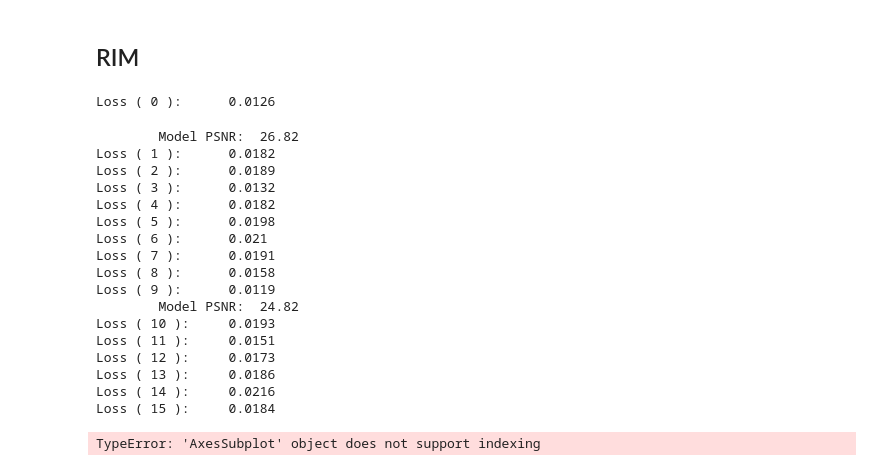
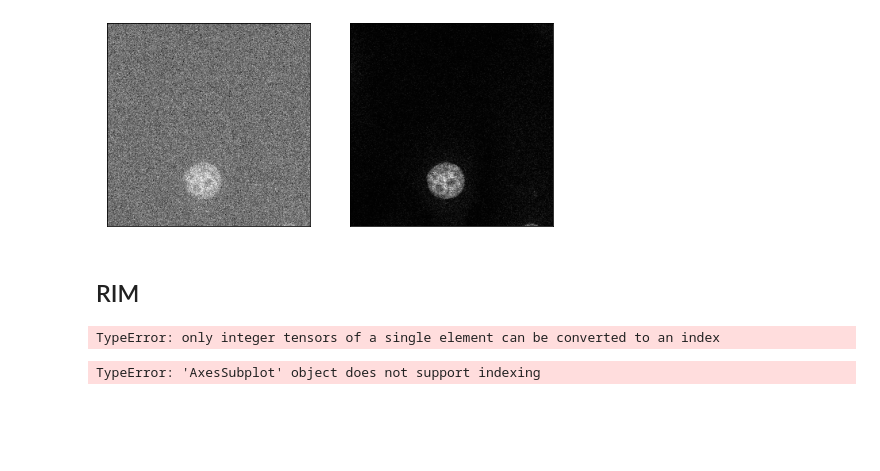
Before and after one commit to EmaadKhwaja/Deep-Learning-Denoising, a Jupyter notebook: RIM_Denoising_V2.ipynb, the cells around one changed output. Drawn from its saved outputs; the diff is of its cells as text; code cells hidden in the pictures; blank space fills up the shorter version.

```diff
--- a/RIM_Denoising_V2.ipynb
+++ b/RIM_Denoising_V2.ipynb
@@ -73,6 +73,10 @@ class SyntheticNoiseDataset(Dataset):
         return add_noise(img), img
 # %%
 newdataset = SyntheticNoiseDataset(newdataset, 'train')
+# %%
+plot_tensors(newdataset[0])
+# %% [output]
+[figure, added]
 # %%
 from models.RIM_v2 import RIM
 # %%
@@ -122,6 +126,8 @@ clean_image_corr = []
 best_images = []
 noisy_input = []
 best_val_loss = 1
+st1=0
+st2=0
 
 for i, batch in enumerate(data_loader):
 
@@ -164,24 +170,7 @@ for i, batch in enumerate(data_loader):
         clean_image_corr.append(clean_images)
         print("\tModel PSNR: ", np.round(best_psnr, 2))
 # %% [output]
-Loss ( 0 ):      0.0126
+TypeError: only integer tensors of a single element can be converted to an index
-        Model PSNR:  26.82
-Loss ( 1 ):      0.0182
-Loss ( 2 ):      0.0189
-Loss ( 3 ):      0.0132
-Loss ( 4 ):      0.0182
-Loss ( 5 ):      0.0198
-Loss ( 6 ):      0.021
-Loss ( 7 ):      0.0191
-Loss ( 8 ):      0.0158
-Loss ( 9 ):      0.0119
-        Model PSNR:  24.82
-Loss ( 10 ):     0.0193
-Loss ( 11 ):     0.0151
-Loss ( 12 ):     0.0173
-Loss ( 13 ):     0.0186
-Loss ( 14 ):     0.0216
-Loss ( 15 ):     0.0184
 # %%
 plot_images(best_images[::2])
 # %% [output]
```
Also changed, not shown: parts of 1 cell of this notebook, 1 other file.
